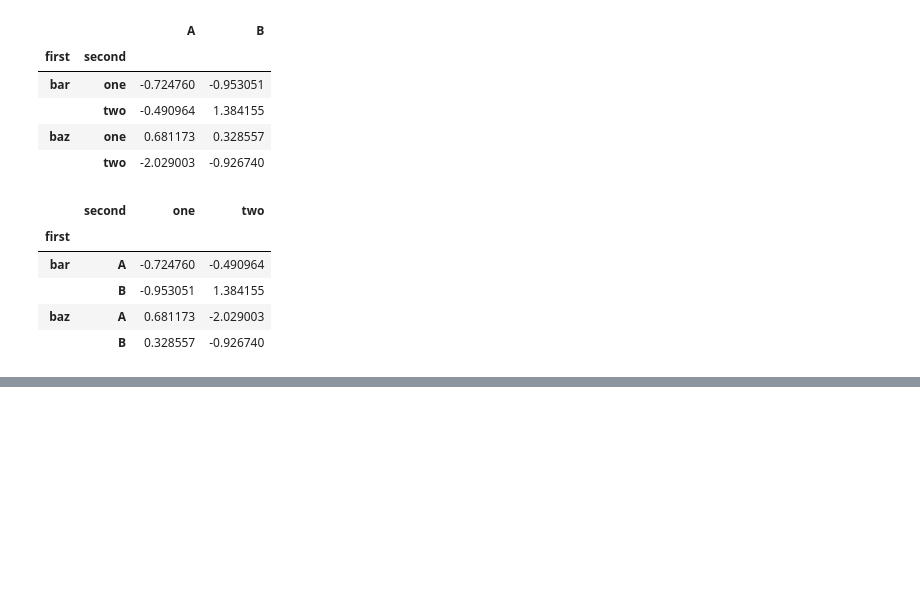
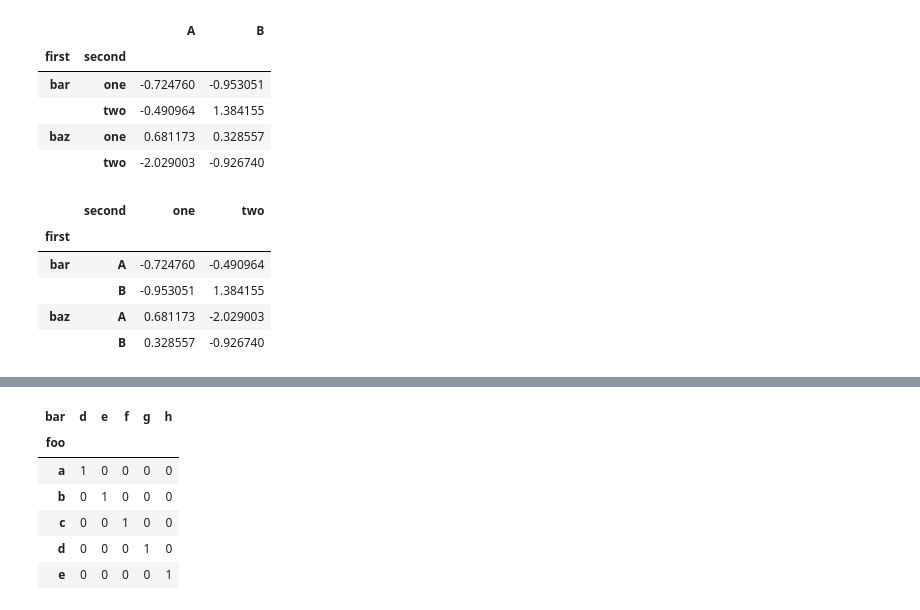
Before and after one commit to Patotricks15/pandas_documentation_study, a Jupyter notebook: reshaping_pivot.ipynb, the cells around one changed output, grey strips where cells are left out. Cells and saved outputs as stored; diff of their text form; code cells hidden in the pictures; blank space fills up the shorter version.

```diff
--- a/reshaping_pivot.ipynb
+++ b/reshaping_pivot.ipynb
@@ -155,0 +245,14 @@ stacked.unstack(1)
+# %%
+foo = pd.Categorical(["a", "b", "c", "d", "e"], categories=["a", "b", "c", "d", "e"])
+
+bar = pd.Categorical(["d", "e", "f", "g", "h"], categories=["d", "e", "f", "g", "h"])
+
+pd.crosstab(foo, bar, rownames=['foo'], colnames=['bar'])
+# %% [output]
+| bar | d | e | f | g | h |
+| foo |  |  |  |  |  |
+| a | 1 | 0 | 0 | 0 | 0 |
+| b | 0 | 1 | 0 | 0 | 0 |
+| c | 0 | 0 | 1 | 0 | 0 |
+| d | 0 | 0 | 0 | 1 | 0 |
+| e | 0 | 0 | 0 | 0 | 1 |
```
Also changed, not shown: parts of 12 cells of this notebook, 1 other file.
